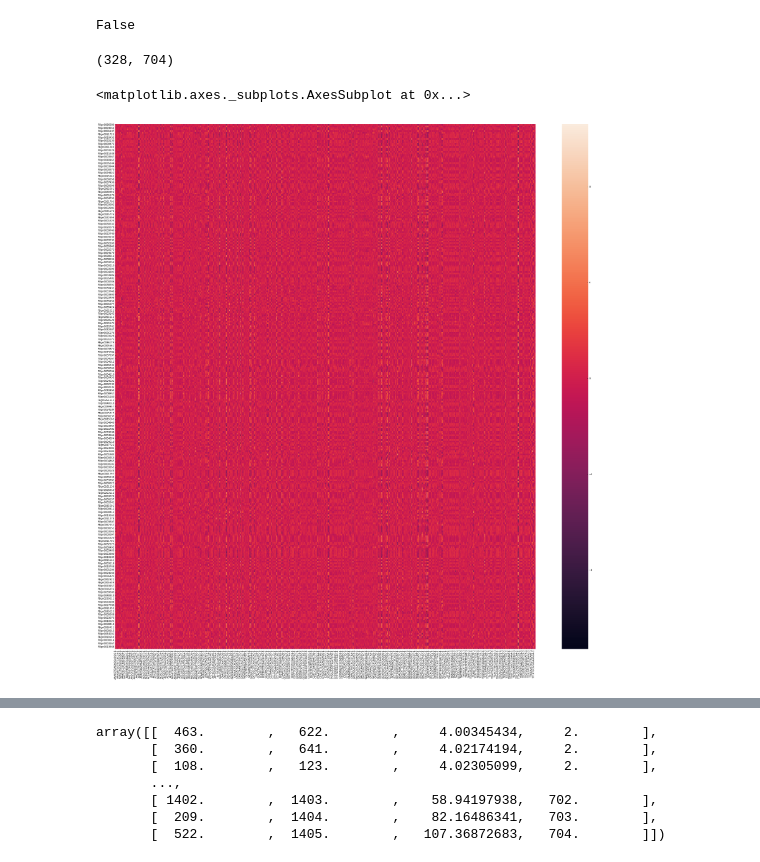
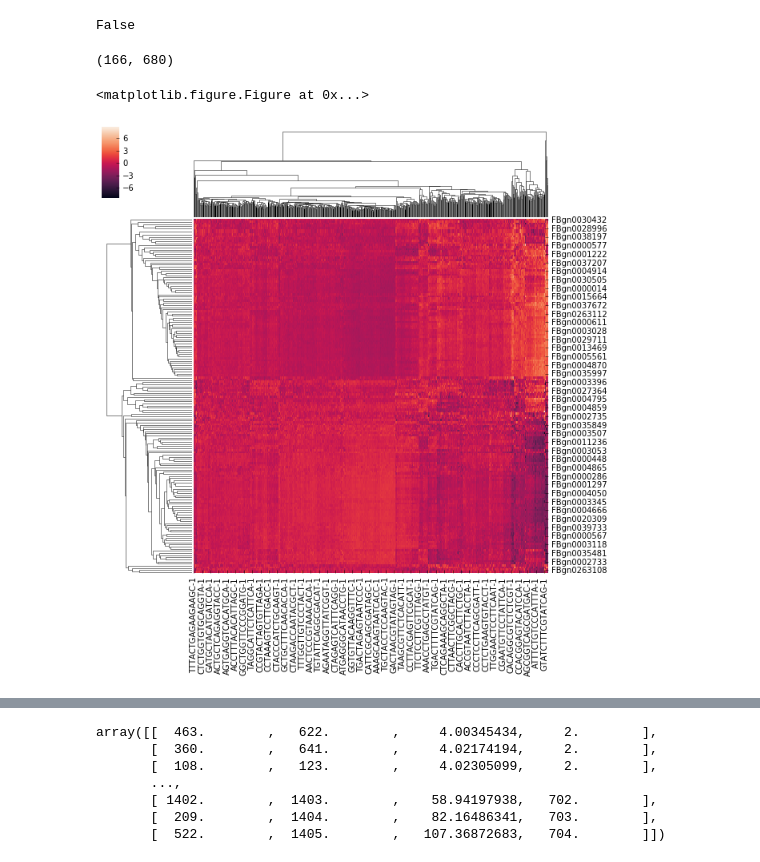
Before and after one commit to nickdeveaux/Drosophila_inferelator, a Jupyter notebook: Network Post-Processing.ipynb, the cells around one changed output, grey strips where cells are left out. Saved outputs shown, nothing was run; the diff lists cells and outputs as text; code cells hidden in the pictures.

Commit message:
creating network, post-processing

```diff
--- a/Network Post-Processing.ipynb
+++ b/Network Post-Processing.ipynb
@@ -18,7 +18,7 @@ for (idx, row) in gtf.iterrows():
     sym = splits[1].split(" ")[2].strip('"').rstrip(';').rstrip('"').replace(';', '')
     gene_id_to_sym[i] = sym
 # %%
-output_folder = "/Users/ndeveaux/Dropbox (Simons Foundation)/Drosophila_Inferelator_Project/network_outputs/2018-01-24_08-15-33"
+output_folder = "/Users/ndeveaux/Dropbox (Simons Foundation)/Drosophila_Inferelator_Project/network_outputs/2018-01-25_19-20-47" #2018-01-24_08-15-33"
 # %%
 net = pd.read_csv(os.path.join(output_folder, 'network.tsv'), sep='\t')
 # %%
@@ -69,4 +92,4 @@ activity = pd.read_csv(os.path.join(output_folder, 'activity.tsv'), sep='\t', in
 # %%
 activity.shape
 # %% [output]
-(328, 704)
+(166, 680)
@@ -73,9 +100,11 @@ activity.shape
 # %%
 plt.figure(figsize = (40,40))
-sns.heatmap(scaled_df)
+cluster_obj = sns.clustermap(scaled_df)
+plt.show()
+# sns.heatmap(scaled_df)
 # %% [output]
-<matplotlib.axes._subplots.AxesSubplot at 0x...>
+<matplotlib.figure.Figure at 0x...>
-[figure, old version]
+[figure, new version]
 # %%
 activity.head()
 # %% [output]
```
Also changed, not shown: parts of 37 cells of this notebook, 1 other file.
